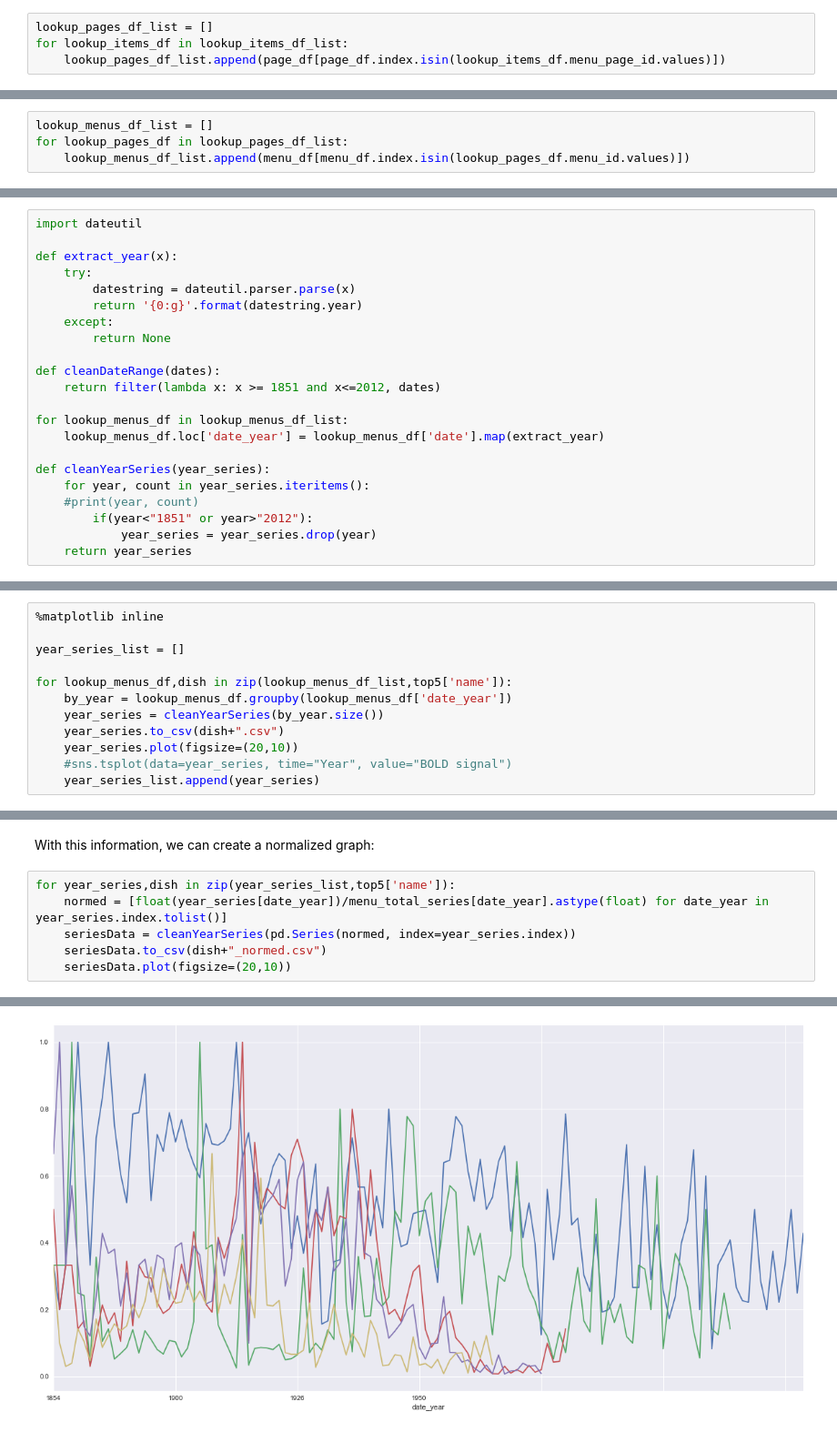
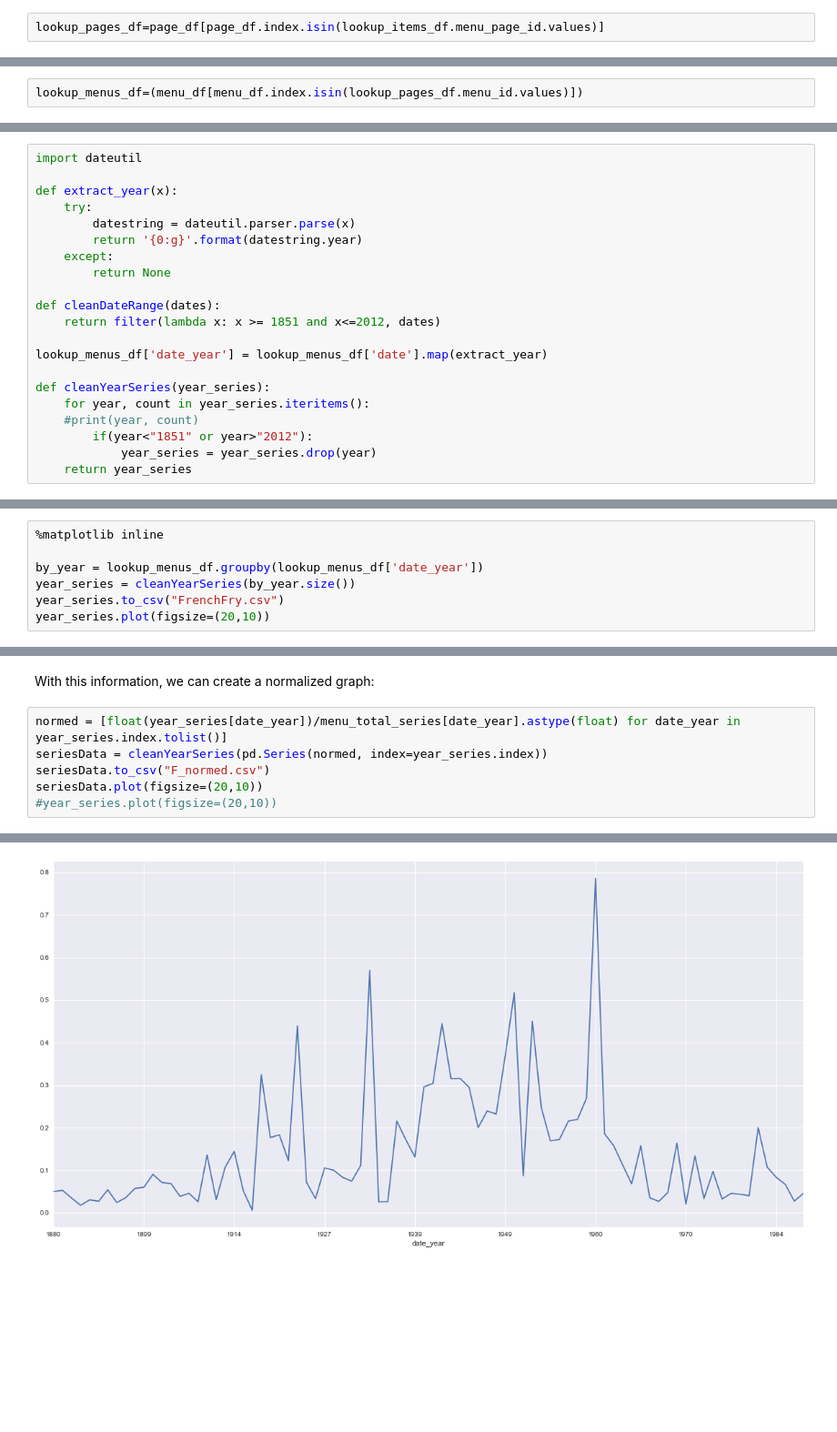
Before and after one commit to alokkshukla/CS598FinalProject, a Jupyter notebook: Notebooks/MenuAnalysis.ipynb, the cells around one changed output, grey strips where cells are left out. Shown at 91% size. Cells and saved outputs as stored; diff of their text form; blank space fills up the shorter version.

Commit message:
cleaned up notebook

```diff
--- a/Notebooks/MenuAnalysis.ipynb
+++ b/Notebooks/MenuAnalysis.ipynb
@@ -358,15 +354,11 @@ lookup_items_df.head(100)
 # %% [markdown]
 From this intermediate DataFrame we want to grab the values for menu_page_id so that we can look up the relevant menus to which they belong:
 # %%
-lookup_pages_df_list = []
-for lookup_items_df in lookup_items_df_list:
-    lookup_pages_df_list.append(page_df[page_df.index.isin(lookup_items_df.menu_page_id.values)])
+lookup_pages_df=page_df[page_df.index.isin(lookup_items_df.menu_page_id.values)]
 # %% [markdown]
 Now we can grab all the relevant values of 'menu_id' for menus and do the last lookup:
 # %%
-lookup_menus_df_list = []
-for lookup_pages_df in lookup_pages_df_list:
-    lookup_menus_df_list.append(menu_df[menu_df.index.isin(lookup_pages_df.menu_id.values)])
+lookup_menus_df=(menu_df[menu_df.index.isin(lookup_pages_df.menu_id.values)])
 # %% [markdown]
 Now we should have a DataFrame containing only menus that have pages on which one of the dishes from our 'French fried potato' cluster appears:
 # %% [markdown]
@@ -384,8 +376,7 @@ def extract_year(x):
 def cleanDateRange(dates):
     return filter(lambda x: x >= 1851 and x<=2012, dates)
 
-for lookup_menus_df in lookup_menus_df_list:
-    lookup_menus_df.loc['date_year'] = lookup_menus_df['date'].map(extract_year)
+lookup_menus_df['date_year'] = lookup_menus_df['date'].map(extract_year)
 
 def cleanYearSeries(year_series):
     for year, count in year_series.iteritems():
@@ -404,13 +395,8 @@ With a little IPython magic, it's possible to plot frequency of appearances:
 # %%
 %matplotlib inline
 
-year_series_list = []
-
-for lookup_menus_df,dish in zip(lookup_menus_df_list,top5['name']):
-    by_year = lookup_menus_df.groupby(lookup_menus_df['date_year'])
-    year_series = cleanYearSeries(by_year.size())
-    year_series.to_csv(dish+".csv")
-    year_series.plot(figsize=(20,10))
-    #sns.tsplot(data=year_series, time="Year", value="BOLD signal")
-    year_series_list.append(year_series)
+by_year = lookup_menus_df.groupby(lookup_menus_df['date_year'])
+year_series = cleanYearSeries(by_year.size())
+year_series.to_csv("FrenchFry.csv")
+year_series.plot(figsize=(20,10))
 # %% [output]
@@ -456,9 +422,9 @@ dish_df_by_year.head(20)
 # %% [markdown]
 With this information, we can create a normalized graph:
 # %%
-for year_series,dish in zip(year_series_list,top5['name']):
-    normed = [float(year_series[date_year])/menu_total_series[date_year].astype(float) for date_year in year_series.index.tolist()]
-    seriesData = cleanYearSeries(pd.Series(normed, index=year_series.index))
-    seriesData.to_csv(dish+"_normed.csv")
-    seriesData.plot(figsize=(20,10))
+normed = [float(year_series[date_year])/menu_total_series[date_year].astype(float) for date_year in year_series.index.tolist()]
+seriesData = cleanYearSeries(pd.Series(normed, index=year_series.index))
+seriesData.to_csv("F_normed.csv")
+seriesData.plot(figsize=(20,10))
+#year_series.plot(figsize=(20,10))
 # %% [output]
@@ -465 +432 @@ for year_series,dish in zip(year_series_list,top5['name']):
-[figure, old version]
+[figure, new version]
```
Also changed, not shown: parts of 48 cells of this notebook, 2 other files.
